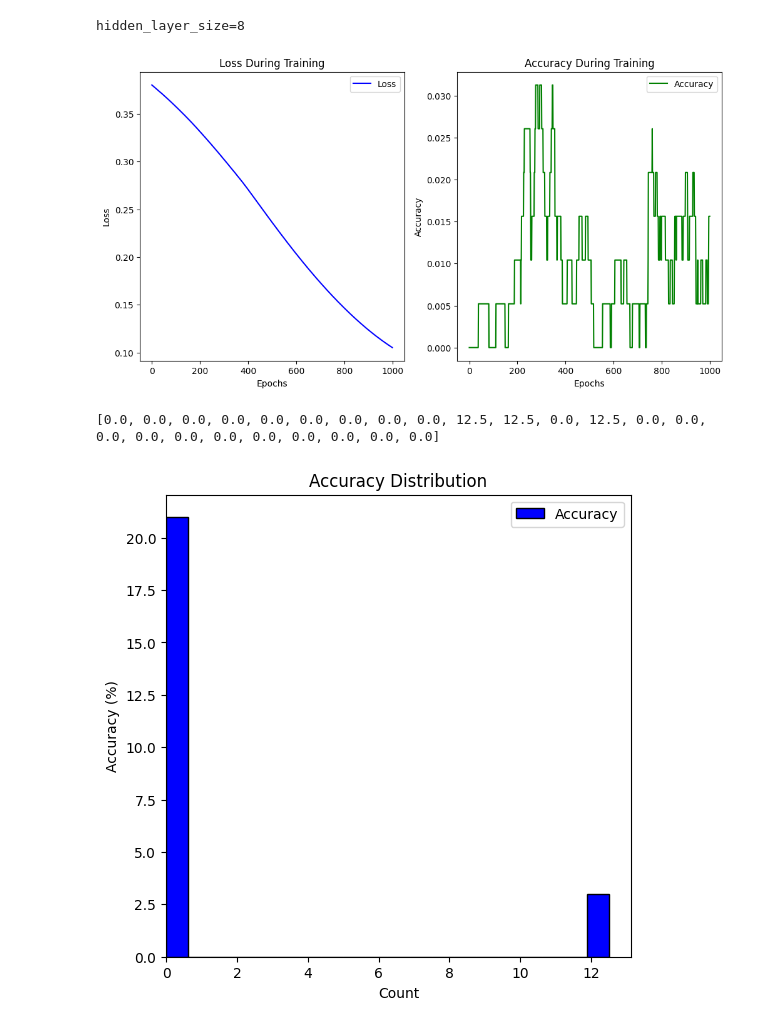
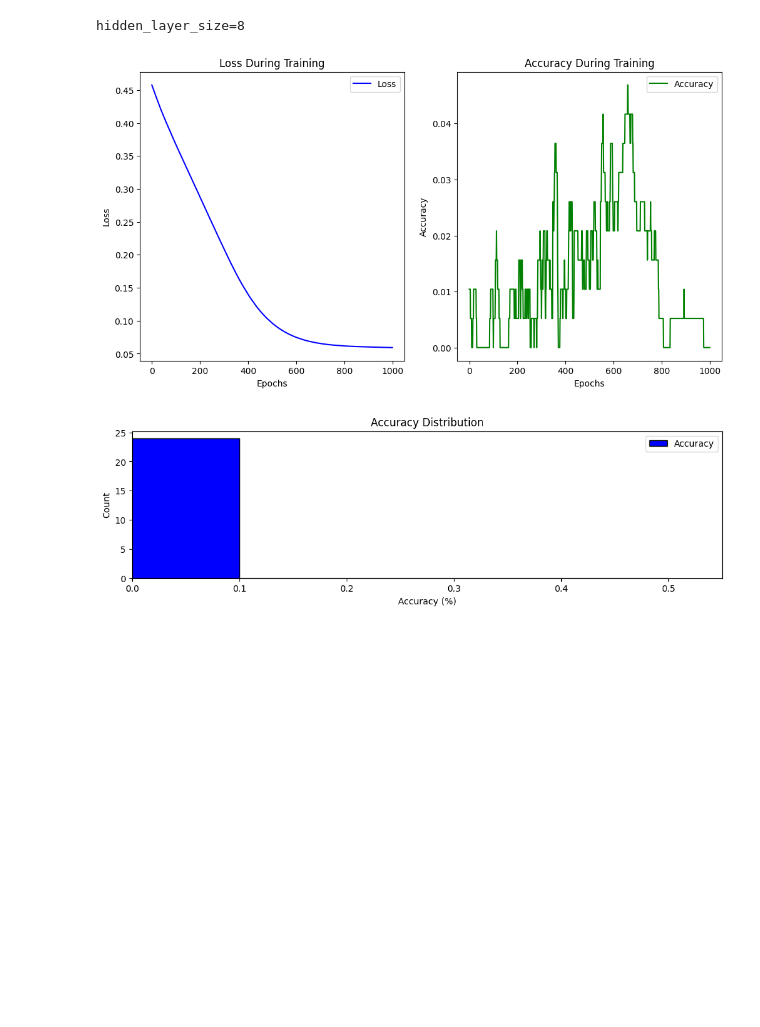
Before and after one commit to rkaganda/minecraft_dreaming, a Jupyter notebook: chunk_sequences.ipynb, the cells around one changed output. Cells and saved outputs as stored; diff of their text form; code cells hidden in the pictures; blank space fills up the shorter version.

Commit message:
accuracy fixes

```diff
--- a/chunk_sequences.ipynb
+++ b/chunk_sequences.ipynb
@@ -167,8 +176,8 @@ def aggregate_accuracy(predictions, targets, threshold=1):
 
     return correct.item() / predictions.numel()
 # %%
-batch_size = 64
-learning_rate = .0001
+batch_size = 8
+learning_rate = 1e-4
 epochs = 1000
 
 
@@ -238,4 +247,4 @@ ax2.legend()
 
 plt.show()
 # %% [output]
-[figure, old version]
+[figure, new version]
@@ -285,20 +272,18 @@ with torch.no_grad():
         # Calculate percentage per row
         percentage_correct_per_row = correct_per_row.mean(axis=1) * 100
         row_accuracy_percentages.extend(percentage_correct_per_row.tolist())
-
-print(row_accuracy_percentages)
-# %% [output]
-[0.0, 0.0, 0.0, 0.0, 0.0, 0.0, 0.0, 0.0, 0.0, 12.5, 12.5, 0.0, 12.5, 0.0, 0.0, 0.0, 0.0, 0.0, 0.0, 0.0, 0.0, 0.0, 0.0, 0.0]
 # %%
-fig, ax = plt.subplots(figsize=(6, 6))
+bins_count = 10
 
-ax.hist(row_accuracy_percentages, label='Accuracy', bins=20, color='blue', edgecolor='black')
+
+fig, ax = plt.subplots(figsize=(12, 3))
+ax.hist(row_accuracy_percentages, bins=bins_count, label='Accuracy', color='blue', edgecolor='black')
 ax.set_xlim(0, None)
-ax.set_xlabel('Count')
-ax.set_ylabel('Accuracy (%)')
+ax.set_xlabel('Accuracy (%)')
+ax.set_ylabel('Count')
 ax.set_title('Accuracy Distribution')
 ax.legend()
 
 plt.show()
 # %% [output]
-[figure, old version]
+[figure, new version]
```
Also changed, not shown: parts of 2 cells of this notebook.
